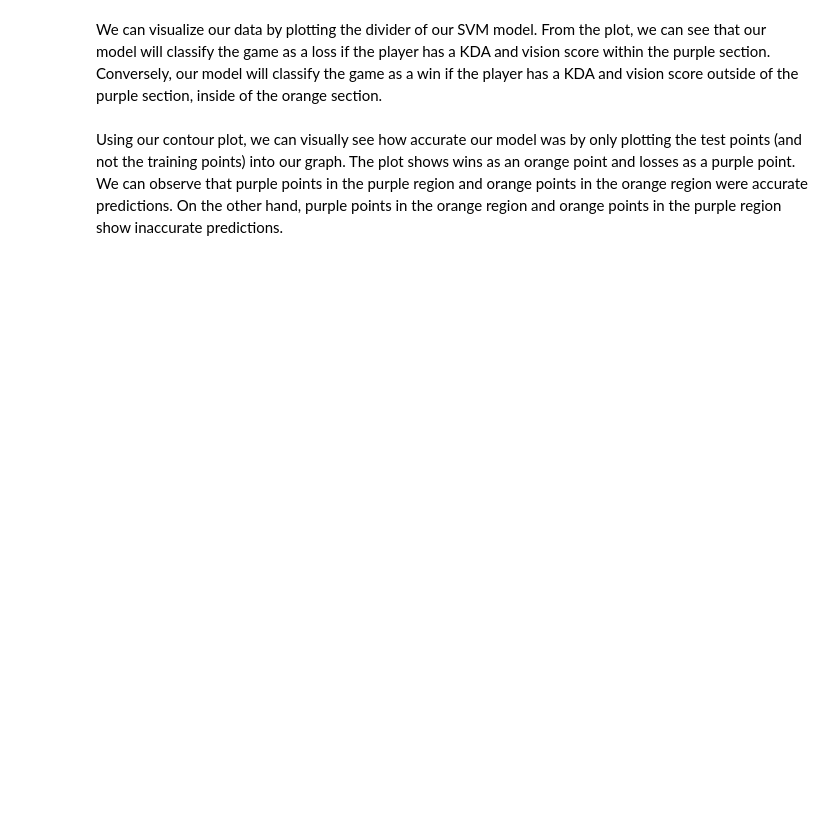
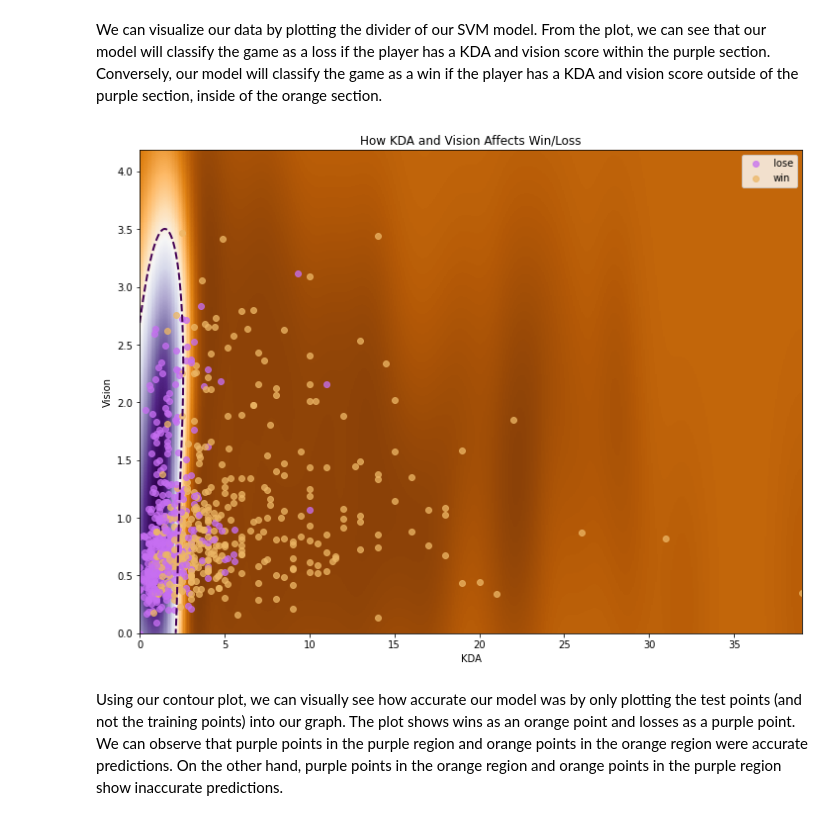
Before and after one commit to dvnmn/320-final-project, a Jupyter notebook: 320_Final_Project.ipynb, the cells around one changed output. Saved outputs shown, nothing was run; the diff lists cells and outputs as text; code cells hidden in the pictures; blank space fills up the shorter version.

```diff
--- a/320_Final_Project.ipynb
+++ b/320_Final_Project.ipynb
@@ -443,41 +485,45 @@ We can visualize our data by plotting the divider of our SVM model. From the plo
 # %%
 w_checked = False
 l_checked = False
+
+plt.figure(figsize = (12, 9))
 
 plt.imshow(
     Z,
     interpolation="nearest",
     extent=(xx.min(), xx.max(), yy.min(), yy.max()),
     aspect="auto",
     origin="lower",
     cmap=plt.cm.PuOr_r,
 )
 
 contours = plt.contour(xx, yy, Z, levels=[0], linewidths=2, linestyles="dashed")
 
 for index, row in X_test.iterrows():
     if y_test[index] == 0:
         if not l_checked:
-            plt.scatter(row['kda'], row['vision'], c='#c76ff2', label='lose', s=10, alpha=0.75)
+            plt.scatter(row['kda'], row['vision'], c='#c76ff2', label='lose', alpha=0.75)
             l_checked = True
         else:
-            plt.scatter(row['kda'], row['vision'], c='#c76ff2', s=10, alpha=0.75)
+            plt.scatter(row['kda'], row['vision'], c='#c76ff2', alpha=0.75)
     else:
         if not w_checked:
-            plt.scatter(row['kda'], row['vision'], c='#edb766', label='win', s=10, alpha=0.75)
+            plt.scatter(row['kda'], row['vision'], c='#edb766', label='win', alpha=0.75)
             w_checked = True
         else:
-            plt.scatter(row['kda'], row['vision'], c='#edb766', s=10, alpha=0.75)
+            plt.scatter(row['kda'], row['vision'], c='#edb766', alpha=0.75)
 
 plt.legend()
 plt.xticks()
 plt.yticks()
 
-plt.title('How KDA and Vision Affects Win/Lose')
+plt.title('How KDA and Vision Affects Win/Loss')
 plt.xlabel('KDA')
 plt.ylabel('Vision')
 plt.axis([0, SVM_df['kda'].max(), 0, SVM_df['vision'].max()])
 plt.show()
+# %% [output]
+[figure, added]
 # %% [markdown]
 Using our contour plot, we can visually see how accurate our model was by only plotting the test points (and not the training points) into our graph. The plot shows wins as an orange point and losses as a purple point. We can observe that purple points in the purple region and orange points in the orange region were accurate predictions. On the other hand, purple points in the orange region and orange points in the purple region show inaccurate predictions.
 # %%
```
Also changed, not shown: parts of 16 cells of this notebook.
